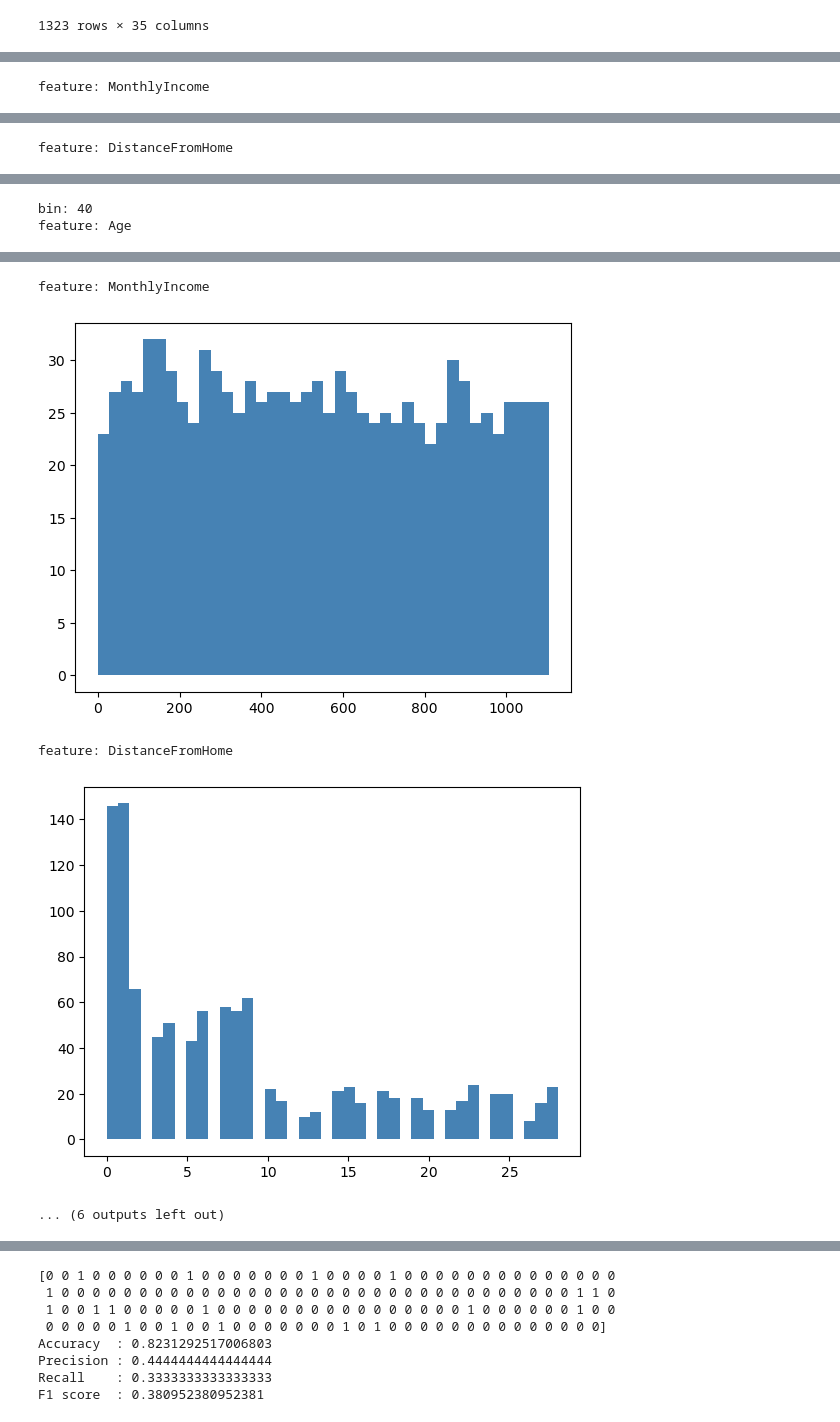
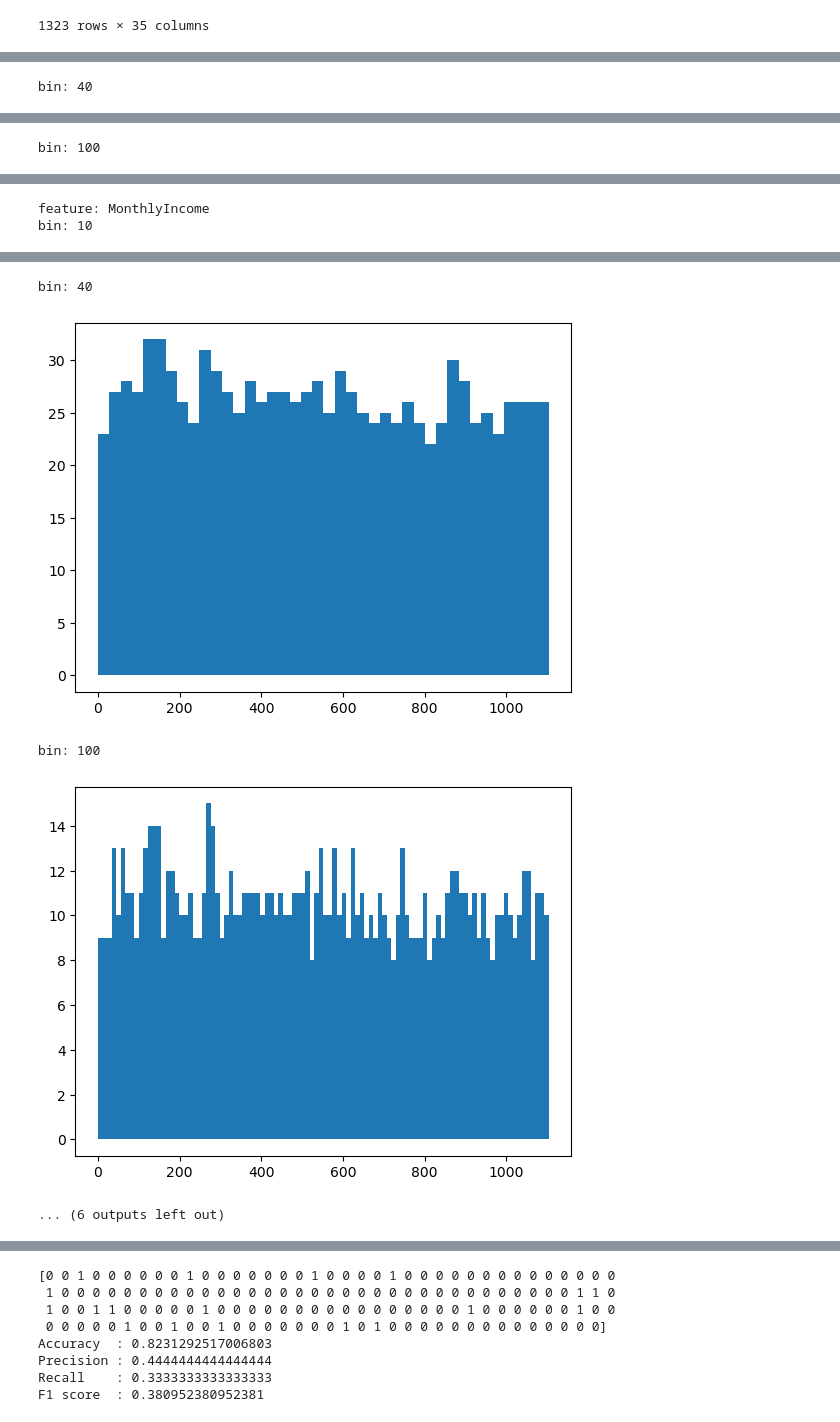
Before and after one commit to ThanatPay/Pattern_Recognition, a Jupyter notebook: 2_BayesClassifier.ipynb, the cells around one changed output, grey strips where cells are left out. Drawn from its saved outputs; the diff is of its cells as text; code cells hidden in the pictures.

```diff
--- a/2_BayesClassifier.ipynb
+++ b/2_BayesClassifier.ipynb
@@ -90,18 +96,18 @@ train_set
 # %%
 # compared histograms of features (Age, MonthlyIncome, DistanceFromHome)
 # using number of bins (10,40,100)
-for n_bin in [10,40,100]:
-    print("bin:",n_bin)
-    for col in ["Age", "MonthlyIncome", "DistanceFromHome"]:
+for col in ["Age", "MonthlyIncome", "DistanceFromHome"]:
+    print("feature:",col)
+    for n_bin in [10,40,100]:
+        print("bin:",n_bin)
         # remove NaN values
-        train_col_no_nan = train_set[col][~np.isnan(train_set[col])]
+        x_train_col_no_nan = x_train[col][~np.isnan(train_set[col])]
         # bin the data into n_bin equally spaced bins
         # hist is the count for each bin
         # bin_edge is the edge values of the bins
-        hist, bin_edge = np.histogram(train_col_no_nan, n_bin)
+        hist, bin_edge = np.histogram(x_train_col_no_nan, n_bin)
         # make sure to import matplotlib.pyplot as plt
         # plot the histogram
-        print("feature:",col)
-        plt.fill_between(bin_edge.repeat(2)[1:-1],hist.repeat(2),facecolor='steelblue')
+        plt.fill_between(bin_edge.repeat(2)[1:-1],hist.repeat(2))
         plt.show()
 # %% [output]
@@ -110,2 +116,2 @@ feature: Age
 [figure]
-feature: MonthlyIncome
+bin: 40
@@ -113 +119 @@ feature: MonthlyIncome
-feature: DistanceFromHome
+bin: 100
@@ -115,2 +121,2 @@ feature: DistanceFromHome
-bin: 40
-feature: Age
+feature: MonthlyIncome
+bin: 10
@@ -118,5 +124,5 @@ feature: Age
-feature: MonthlyIncome
+bin: 40
 [figure]
-feature: DistanceFromHome
+bin: 100
-[figure, old version]
+[figure, new version]
 ... (6 outputs left out)
```
Also changed, not shown: parts of 6 cells of this notebook, 4 other files.
